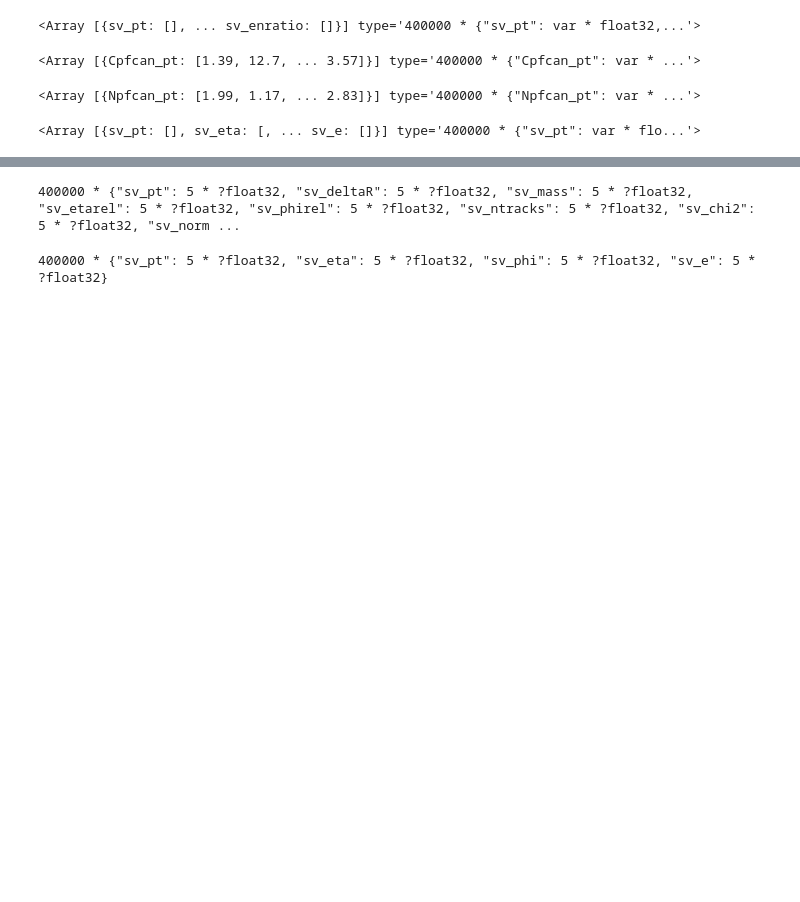
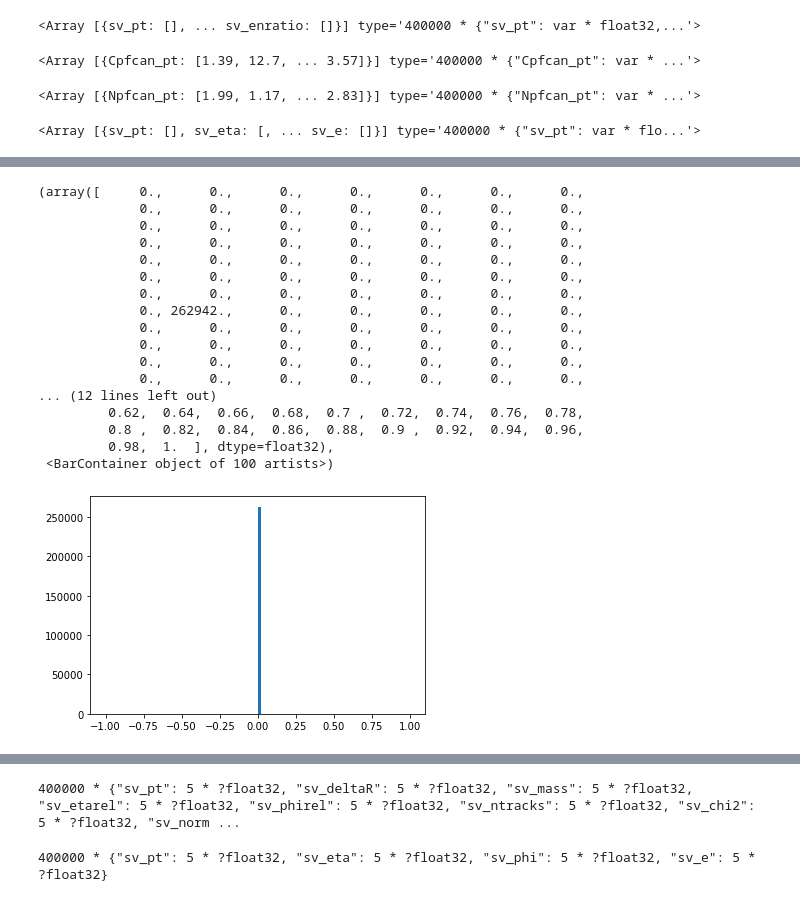
Before and after one commit to AnnikaStein/DeepJet, a Jupyter notebook: ParT/calculate_epsilon.ipynb, the cells around one changed output, grey strips where cells are left out. Drawn from its saved outputs; the diff is of its cells as text; code cells hidden in the pictures; blank space fills up the shorter version.

```diff
--- a/ParT/calculate_epsilon.ipynb
+++ b/ParT/calculate_epsilon.ipynb
@@ -169,0 +232,21 @@ df_vtx_pts_clip = ak.pad_none(df_vtx_pts,5,clip=True)
+# %%
+plt.hist(glob_np[interesting_variable], bins=100, range=(-1,1))
+# %% [output]
+(array([     0.,      0.,      0.,      0.,      0.,      0.,      0.,
+             0.,      0.,      0.,      0.,      0.,      0.,      0.,
+             0.,      0.,      0.,      0.,      0.,      0.,      0.,
+             0.,      0.,      0.,      0.,      0.,      0.,      0.,
+             0.,      0.,      0.,      0.,      0.,      0.,      0.,
+             0.,      0.,      0.,      0.,      0.,      0.,      0.,
+             0.,      0.,      0.,      0.,      0.,      0.,      0.,
+             0., 262942.,      0.,      0.,      0.,      0.,      0.,
+             0.,      0.,      0.,      0.,      0.,      0.,      0.,
+             0.,      0.,      0.,      0.,      0.,      0.,      0.,
+             0.,      0.,      0.,      0.,      0.,      0.,      0.,
+             0.,      0.,      0.,      0.,      0.,      0.,      0.,
+... (12 lines left out)
+         0.62,  0.64,  0.66,  0.68,  0.7 ,  0.72,  0.74,  0.76,  0.78,
+         0.8 ,  0.82,  0.84,  0.86,  0.88,  0.9 ,  0.92,  0.94,  0.96,
+         0.98,  1.  ], dtype=float32),
+ <BarContainer object of 100 artists>)
+[figure, added]
```
Also changed, not shown: parts of 128 cells of this notebook, 10 other files.
